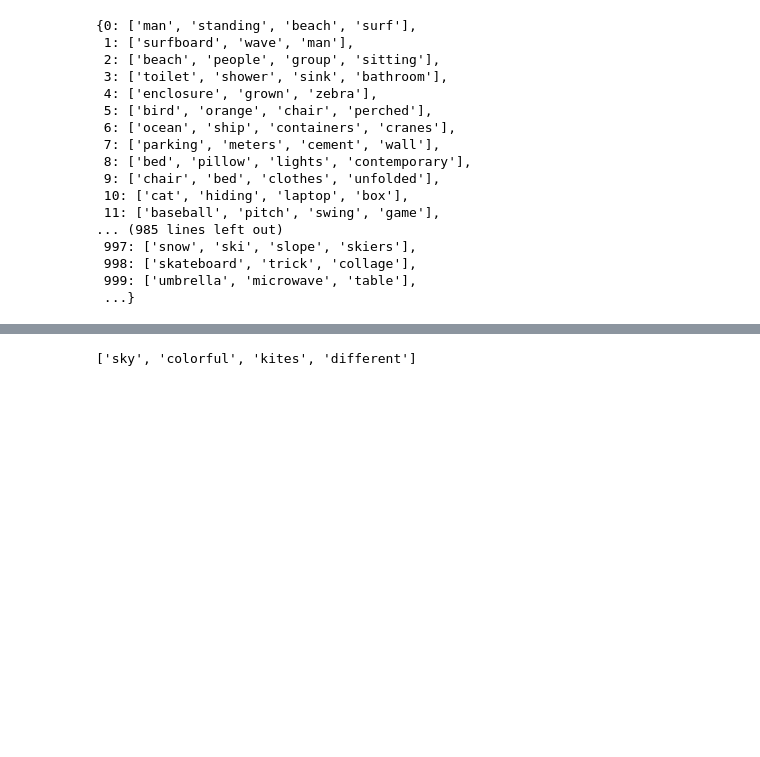
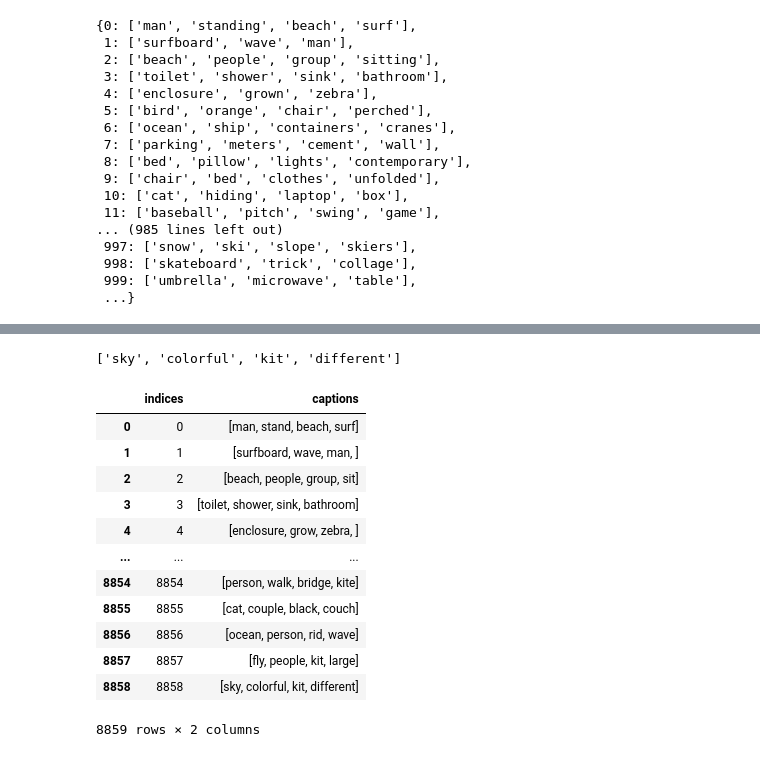
Before and after one commit to nik-bond/MindSee, a Jupyter notebook: model/ChatGPT_output_processing.ipynb, the cells around one changed output, grey strips where cells are left out. Saved outputs shown, nothing was run; the diff lists cells and outputs as text; code cells hidden in the pictures; blank space fills up the shorter version.

```diff
--- a/model/ChatGPT_output_processing.ipynb
+++ b/model/ChatGPT_output_processing.ipynb
@@ -64,0 +132,29 @@ len(X_train_dict)
+# %%
+lem = WordNetLemmatizer()
+# %%
+four_value_X_train = {}
+
+for key, value in X_train_dict.items():
+    value_list = []
+    val_list_2 = []
+
+    vlemmatized = [lem.lemmatize(word, 'v')
+                       for word in value]
+    for word in vlemmatized:
+        value_list.append(word)
+    nlemmatized = [lem.lemmatize(word, 'n')
+                       for word in value_list]
+    for word in nlemmatized:
+        val_list_2.append(word)
+#     nlemmatized
+    if len(val_list_2) == 2:
+        val_list_2.append(" ")
+
+    if len(val_list_2) == 3:
+        val_list_2.append(" ")
+
+    for idx, word in enumerate(val_list_2):
+        if len(word) <= 2 and word not in two_character_words:
+            val_list_2[idx] = " "
+
+    four_value_X_train[key] = val_list_2
@@ -65,4 +214,25 @@ len(X_train_dict)
 # %%
-X_train_dict[8858]
+four_value_X_train[8858]
 # %% [output]
-['sky', 'colorful', 'kites', 'different']
+['sky', 'colorful', 'kit', 'different']
+# %%
+indices = list(four_value_X_train.keys())
+captions = list(four_value_X_train.values())
+# %%
+X_train_captions = pd.DataFrame({'indices' : indices, 'captions' : captions})
+# %%
+X_train_captions
+# %% [output]
+|  | indices | captions |
+| 0 | 0 | [man, stand, beach, surf] |
+| 1 | 1 | [surfboard, wave, man, ] |
+| 2 | 2 | [beach, people, group, sit] |
+| 3 | 3 | [toilet, shower, sink, bathroom] |
+| 4 | 4 | [enclosure, grow, zebra, ] |
+| ... | ... | ... |
+| 8854 | 8854 | [person, walk, bridge, kite] |
+| 8855 | 8855 | [cat, couple, black, couch] |
+| 8856 | 8856 | [ocean, person, rid, wave] |
+| 8857 | 8857 | [fly, people, kit, large] |
+| 8858 | 8858 | [sky, colorful, kit, different] |
+8859 rows × 2 columns
```
Also changed, not shown: parts of 109 cells of this notebook, 3 other files.
